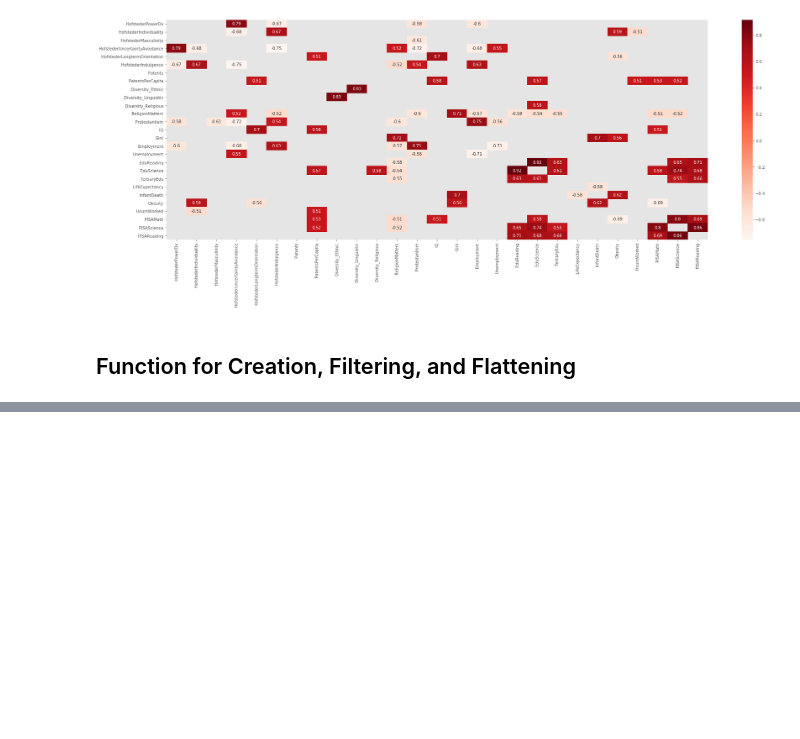
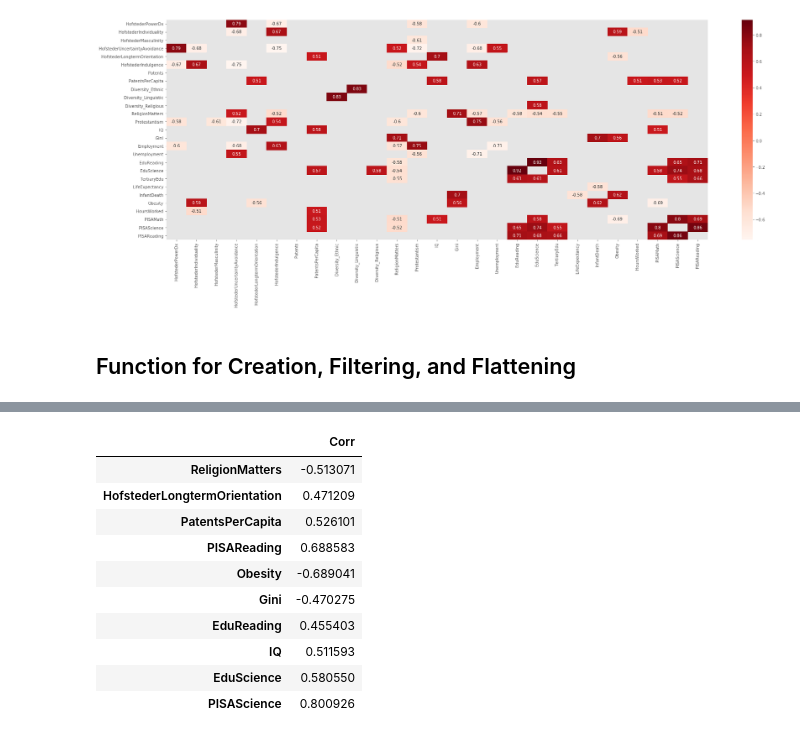
Before and after one commit to JamesIgoe/AzureNotebooks, a Jupyter notebook: COVIDAndHofstede.ipynb, the cells around one changed output, grey strips where cells are left out. Saved outputs shown, nothing was run; the diff lists cells and outputs as text; code cells hidden in the pictures; blank space fills up the shorter version.

```diff
--- a/COVIDAndHofstede.ipynb
+++ b/COVIDAndHofstede.ipynb
@@ -116,0 +193,14 @@ protConcat
+# %%
+filterForLabels(newList, 'PISAMath')
+# %% [output]
+|  | Corr |
+| ReligionMatters | -0.513071 |
+| HofstederLongtermOrientation | 0.471209 |
+| PatentsPerCapita | 0.526101 |
+| PISAReading | 0.688583 |
+| Obesity | -0.689041 |
+| Gini | -0.470275 |
+| EduReading | 0.455403 |
+| IQ | 0.511593 |
+| EduScience | 0.580550 |
+| PISAScience | 0.800926 |
```
Also changed, not shown: parts of 15 cells of this notebook.
